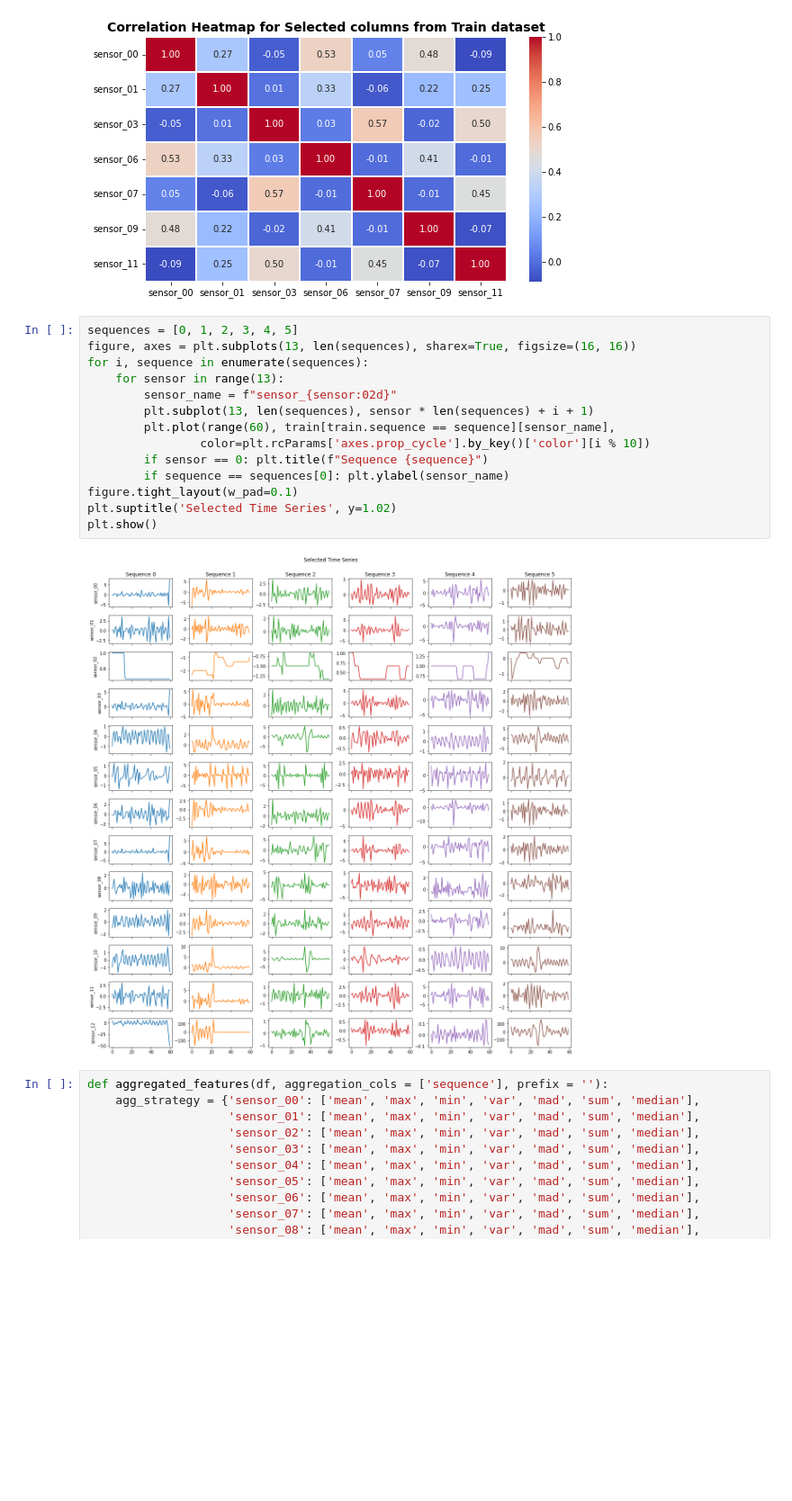
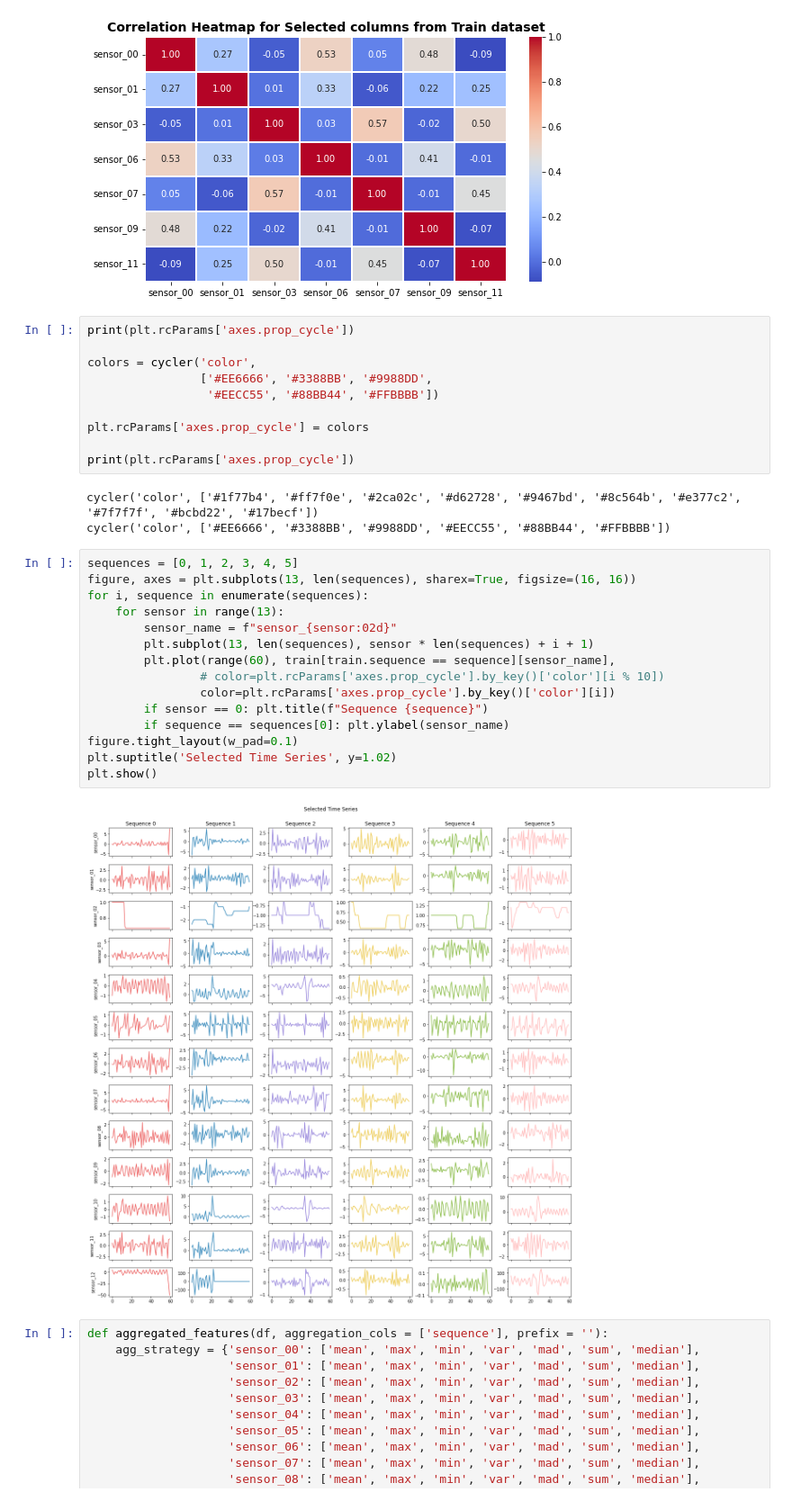
Before and after one commit to RaphaelZH/Kaggle_Competition_Practice_Notebooks_EN, a Jupyter notebook: tabular-playground-series-apr-2022.ipynb, the cells around one changed output. Shown at 90% size. Cells and saved outputs as stored; diff of their text form; blank space fills up the shorter version.

```diff
--- a/tabular-playground-series-apr-2022.ipynb
+++ b/tabular-playground-series-apr-2022.ipynb
@@ -175,22 +176,36 @@ plt.title('Correlation Heatmap for Selected columns from Train dataset',
 # %% [output]
 Text(0.5, 1.0, 'Correlation Heatmap for Selected columns from Train dataset')
 [figure]
+# %%
+print(plt.rcParams['axes.prop_cycle'])
+
+colors = cycler('color',
+                ['#EE6666', '#3388BB', '#9988DD',
+                 '#EECC55', '#88BB44', '#FFBBBB'])
+
+plt.rcParams['axes.prop_cycle'] = colors
+
+print(plt.rcParams['axes.prop_cycle'])
+# %% [output]
+cycler('color', ['#1f77b4', '#ff7f0e', '#2ca02c', '#d62728', '#9467bd', '#8c564b', '#e377c2', '#7f7f7f', '#bcbd22', '#17becf'])
+cycler('color', ['#EE6666', '#3388BB', '#9988DD', '#EECC55', '#88BB44', '#FFBBBB'])
 # %%
 sequences = [0, 1, 2, 3, 4, 5]
 figure, axes = plt.subplots(13, len(sequences), sharex=True, figsize=(16, 16))
 for i, sequence in enumerate(sequences):
     for sensor in range(13):
         sensor_name = f"sensor_{sensor:02d}"
         plt.subplot(13, len(sequences), sensor * len(sequences) + i + 1)
         plt.plot(range(60), train[train.sequence == sequence][sensor_name],
-                color=plt.rcParams['axes.prop_cycle'].by_key()['color'][i % 10])
+                # color=plt.rcParams['axes.prop_cycle'].by_key()['color'][i % 10])
+                color=plt.rcParams['axes.prop_cycle'].by_key()['color'][i])
         if sensor == 0: plt.title(f"Sequence {sequence}")
         if sequence == sequences[0]: plt.ylabel(sensor_name)
 figure.tight_layout(w_pad=0.1)
 plt.suptitle('Selected Time Series', y=1.02)
 plt.show()
 # %% [output]
-[figure, old version]
+[figure, new version]
 # %%
 def aggregated_features(df, aggregation_cols = ['sequence'], prefix = ''):
     agg_strategy = {'sensor_00': ['mean', 'max', 'min', 'var', 'mad', 'sum', 'median'],
```
Also changed, not shown: parts of 3 cells of this notebook.
